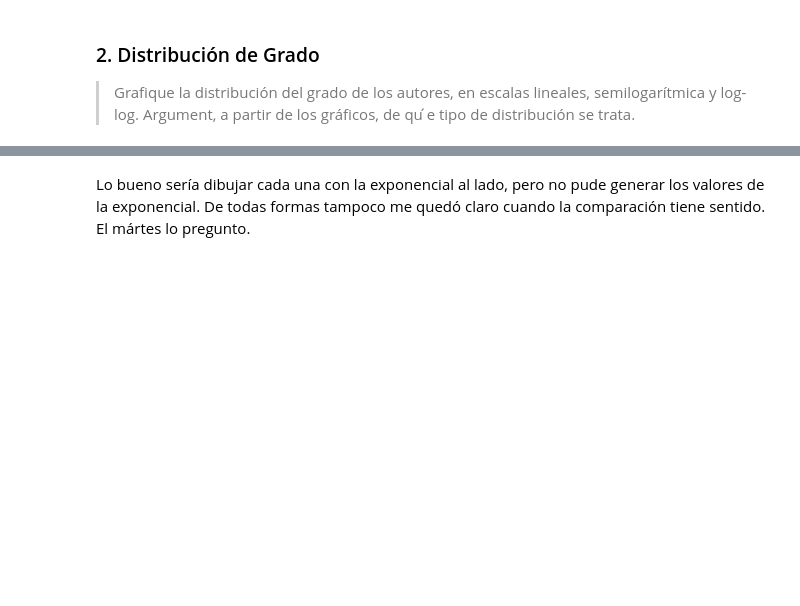
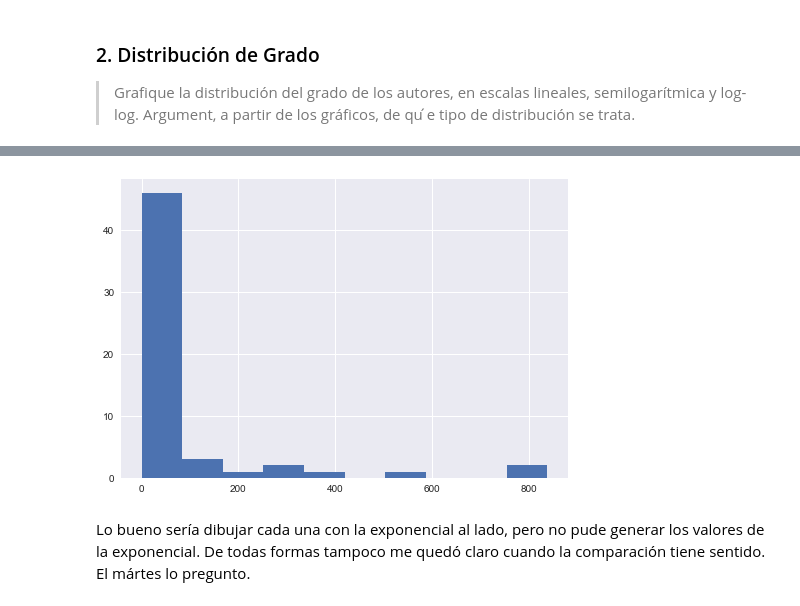
Before and after one commit to BrianBohe/DataScienceCourse, a Jupyter notebook: tp4/Untitled.ipynb, the cells around one changed output, grey strips where cells are left out. Drawn from its saved outputs; the diff is of its cells as text; code cells hidden in the pictures; blank space fills up the shorter version.

```diff
--- a/tp4/Untitled.ipynb
+++ b/tp4/Untitled.ipynb
@@ -87,3 +99,10 @@ sns.plt.show()
+# %%
+#Hay que darlo vuelta, me canse
+plt.clf()
+ax1 = plt.hist(x, normed=0)
+sns.plt.show()
+# %% [output]
+[figure, added]
 # %% [markdown]
 Lo bueno sería dibujar cada una con la exponencial al lado, pero no pude generar los valores de la exponencial. De todas formas tampoco me quedó claro cuando la comparación tiene sentido. El mártes lo pregunto.
 # %%
```
Also changed, not shown: parts of 7 cells of this notebook.
